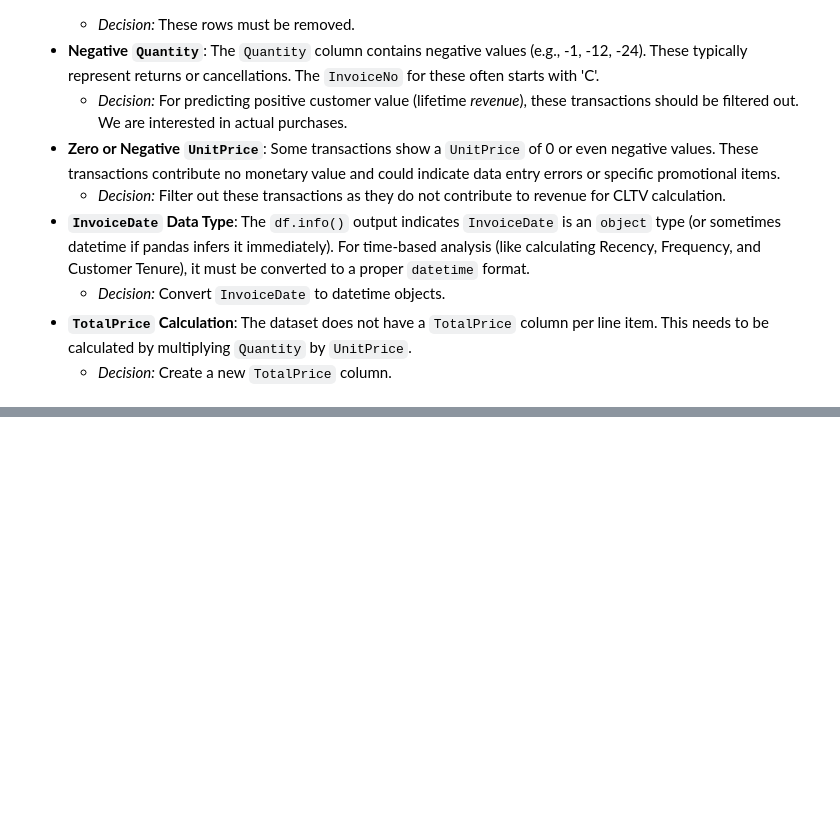
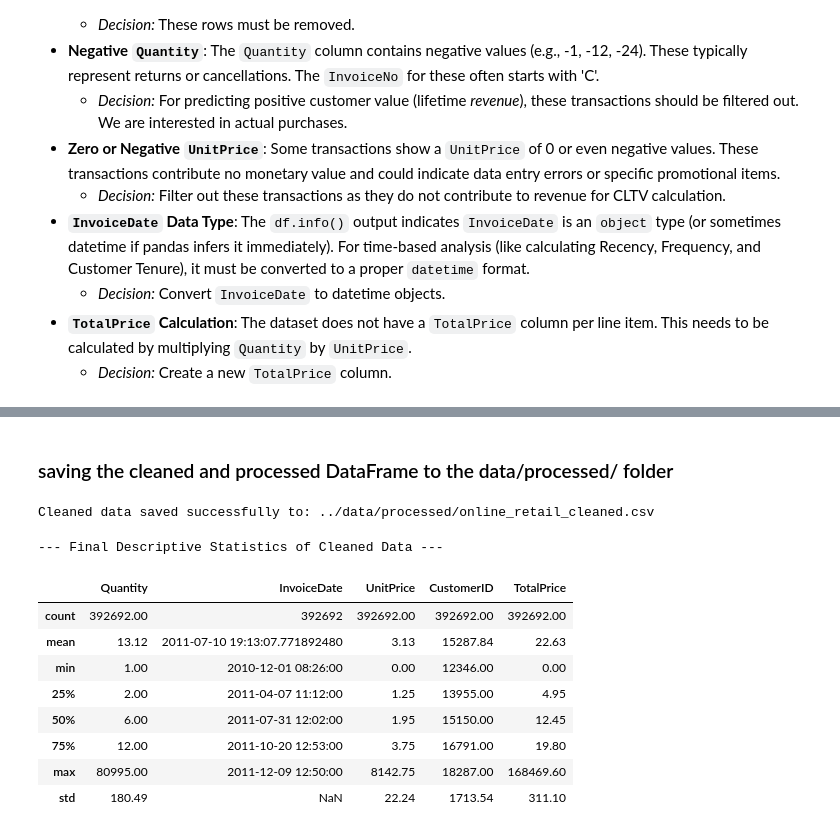
Before and after one commit to apoorvaaxo/CLTV_prediction, a Jupyter notebook: notebooks/01_EDA_and_Cleaning.ipynb, the cells around one changed output, grey strips where cells are left out. Saved outputs shown, nothing was run; the diff lists cells and outputs as text; code cells hidden in the pictures; blank space fills up the shorter version.

Commit message:
Completed data cleaning and preprocessing, saved cleaned data

```diff
--- a/notebooks/01_EDA_and_Cleaning.ipynb
+++ b/notebooks/01_EDA_and_Cleaning.ipynb
@@ -242,0 +274,4 @@ Based on the initial data exploration, here are the critical observations and da
+# %%
+print("\nDataFrame shape BEFORE removing non-positive UnitPrice:",df.shape)
+df = df[df['UnitPrice'] > 0]
+print("DataFrame shape AFTER removing non-positive UnitPrice: ",df.shape)
@@ -242,0 +284,5 @@ Based on the initial data exploration, here are the critical observations and da
+# %%
+print("InvoiceDate column BEFORE conversion into datetime format: ", df['InvoiceDate'].dtype)
+df['InvoiceDate']=pd.to_datetime(df['InvoiceDate'])
+print("InvoiceDate column AFTER conversion into datetime format: ", df['InvoiceDate'].dtype)
+print(f"Cleaned data date range: {df['InvoiceDate'].min()} to {df['InvoiceDate'].max()}")
@@ -242,0 +295,4 @@ Based on the initial data exploration, here are the critical observations and da
+# %%
+df['TotalPrice'] = df['Quantity'] * df['UnitPrice']
+print("\n'TotalPrice' column added successfully. Displaying first 5 rows with TotalPrice:")
+print(df.head())
@@ -242,0 +309,4 @@ Based on the initial data exploration, here are the critical observations and da
+# %%
+print("Number of exact duplicate rows BEFORE dropping ", df.duplicated().sum())
+df.drop_duplicates(inplace=True)
+print("Number of exact duplicate rows AFTER dropping ", df.duplicated().sum())
@@ -242,0 +358,22 @@ Based on the initial data exploration, here are the critical observations and da
+# %% [markdown]
+### saving the cleaned and processed DataFrame to the data/processed/ folder
+# %%
+output_path = '../data/processed/online_retail_cleaned.csv'
+df.to_csv(output_path, index=False)
+print(f"\nCleaned data saved successfully to: {output_path}")
+# %% [output]
+Cleaned data saved successfully to: ../data/processed/online_retail_cleaned.csv
+# %%
+print("\n--- Final Descriptive Statistics of Cleaned Data ---")
+df.describe()
+# %% [output]
+--- Final Descriptive Statistics of Cleaned Data ---
+|  | Quantity | InvoiceDate | UnitPrice | CustomerID | TotalPrice |
+| count | 392692.00 | 392692 | 392692.00 | 392692.00 | 392692.00 |
+| mean | 13.12 | 2011-07-10 19:13:07.771892480 | 3.13 | 15287.84 | 22.63 |
+| min | 1.00 | 2010-12-01 08:26:00 | 0.00 | 12346.00 | 0.00 |
+| 25% | 2.00 | 2011-04-07 11:12:00 | 1.25 | 13955.00 | 4.95 |
+| 50% | 6.00 | 2011-07-31 12:02:00 | 1.95 | 15150.00 | 12.45 |
+| 75% | 12.00 | 2011-10-20 12:53:00 | 3.75 | 16791.00 | 19.80 |
+| max | 80995.00 | 2011-12-09 12:50:00 | 8142.75 | 18287.00 | 168469.60 |
+| std | 180.49 | NaN | 22.24 | 1713.54 | 311.10 |
```
Also changed, not shown: parts of 18 cells of this notebook, 1 other file.
